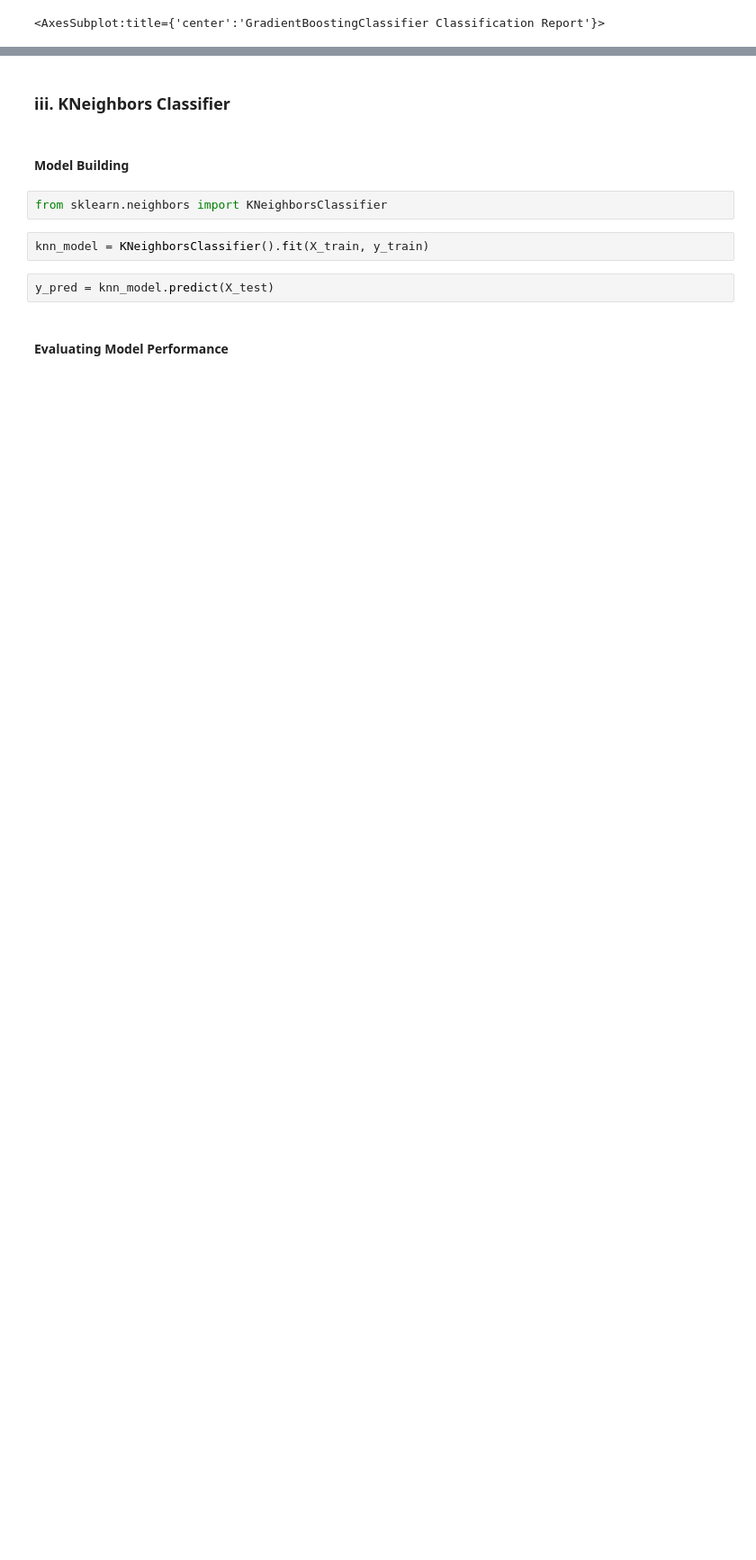
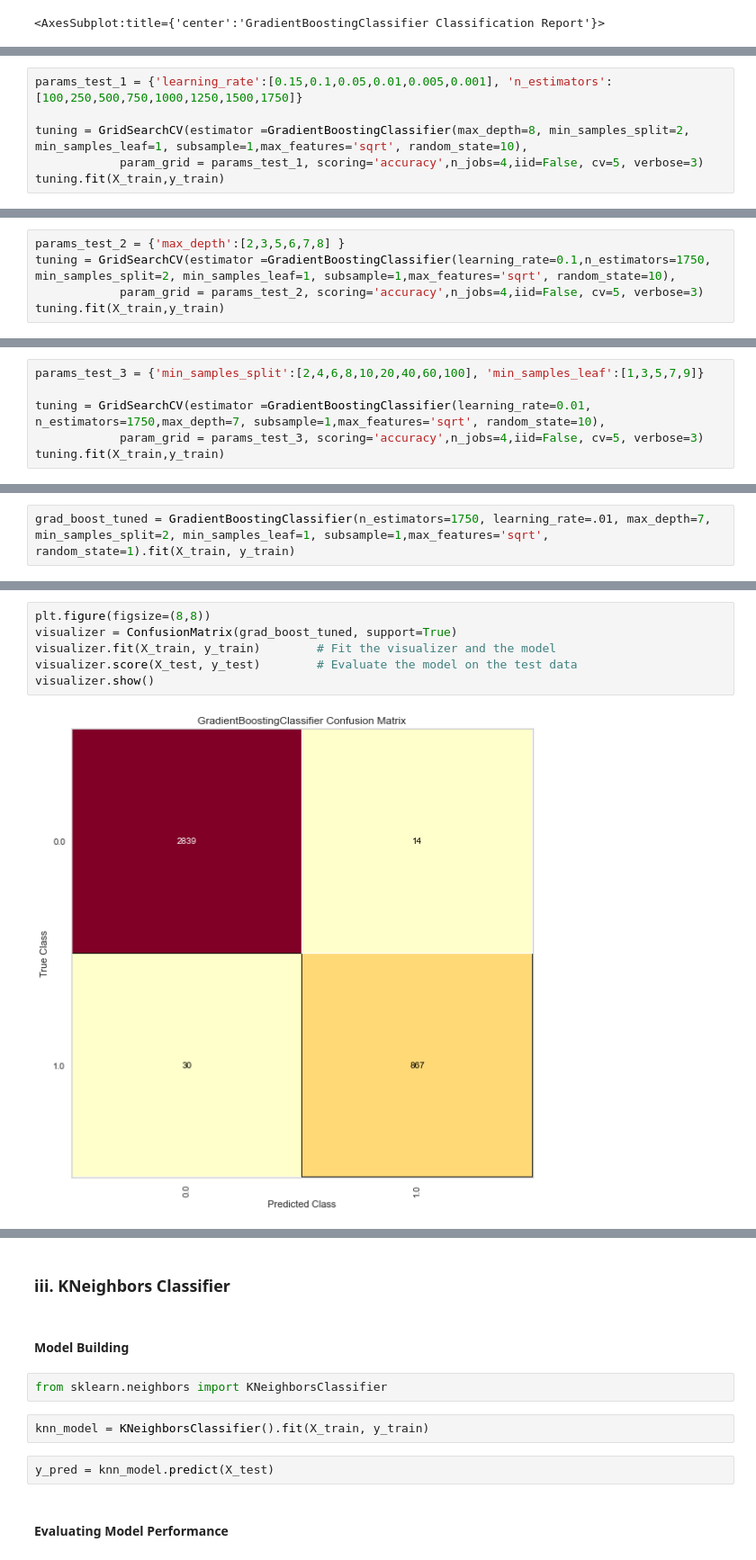
Before and after one commit to ozkanyildirim/Capstone_Projects, a Jupyter notebook: 11_Churn Prediction/Churn Prediction.ipynb, the cells around one changed output, grey strips where cells are left out. Shown at 90% size. Cells and saved outputs as stored; diff of their text form; blank space fills up the shorter version.

Commit message:
Model tuning and Deployment

```diff
--- a/11_Churn Prediction/Churn Prediction.ipynb
+++ b/11_Churn Prediction/Churn Prediction.ipynb
@@ -1068,0 +1073,6 @@ visualizer.show()
+# %%
+params_test_1 = {'learning_rate':[0.15,0.1,0.05,0.01,0.005,0.001], 'n_estimators':[100,250,500,750,1000,1250,1500,1750]}
+
+tuning = GridSearchCV(estimator =GradientBoostingClassifier(max_depth=8, min_samples_split=2, min_samples_leaf=1, subsample=1,max_features='sqrt', random_state=10),
+            param_grid = params_test_1, scoring='accuracy',n_jobs=4,iid=False, cv=5, verbose=3)
+tuning.fit(X_train,y_train)
@@ -1068,0 +1083,5 @@ visualizer.show()
+# %%
+params_test_2 = {'max_depth':[2,3,5,6,7,8] }
+tuning = GridSearchCV(estimator =GradientBoostingClassifier(learning_rate=0.1,n_estimators=1750, min_samples_split=2, min_samples_leaf=1, subsample=1,max_features='sqrt', random_state=10),
+            param_grid = params_test_2, scoring='accuracy',n_jobs=4,iid=False, cv=5, verbose=3)
+tuning.fit(X_train,y_train)
@@ -1068,0 +1103,6 @@ visualizer.show()
+# %%
+params_test_3 = {'min_samples_split':[2,4,6,8,10,20,40,60,100], 'min_samples_leaf':[1,3,5,7,9]}
+
+tuning = GridSearchCV(estimator =GradientBoostingClassifier(learning_rate=0.01, n_estimators=1750,max_depth=7, subsample=1,max_features='sqrt', random_state=10),
+            param_grid = params_test_3, scoring='accuracy',n_jobs=4,iid=False, cv=5, verbose=3)
+tuning.fit(X_train,y_train)
@@ -1068,0 +1131,2 @@ visualizer.show()
+# %%
+grad_boost_tuned = GradientBoostingClassifier(n_estimators=1750, learning_rate=.01, max_depth=7,  min_samples_split=2, min_samples_leaf=1, subsample=1,max_features='sqrt', random_state=1).fit(X_train, y_train)
@@ -1068,0 +1135,8 @@ visualizer.show()
+# %%
+plt.figure(figsize=(8,8))
+visualizer = ConfusionMatrix(grad_boost_tuned, support=True)
+visualizer.fit(X_train, y_train)        # Fit the visualizer and the model
+visualizer.score(X_test, y_test)        # Evaluate the model on the test data
+visualizer.show()
+# %% [output]
+[figure, added]
```
Also changed, not shown: parts of 28 cells of this notebook, 5 other files.
